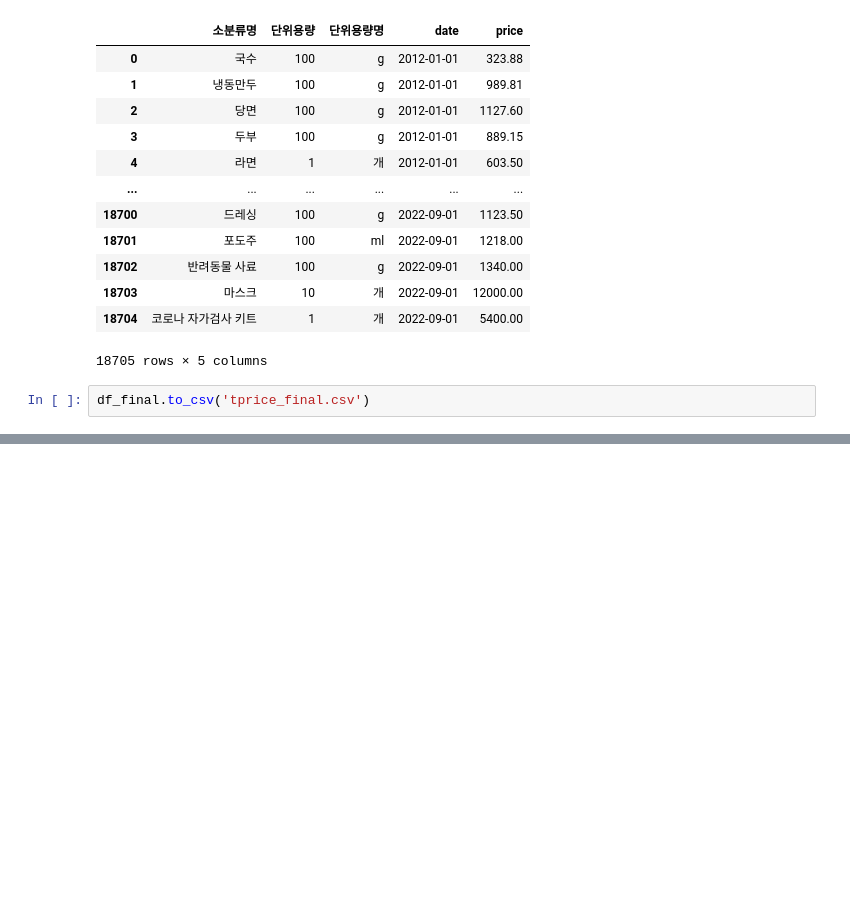
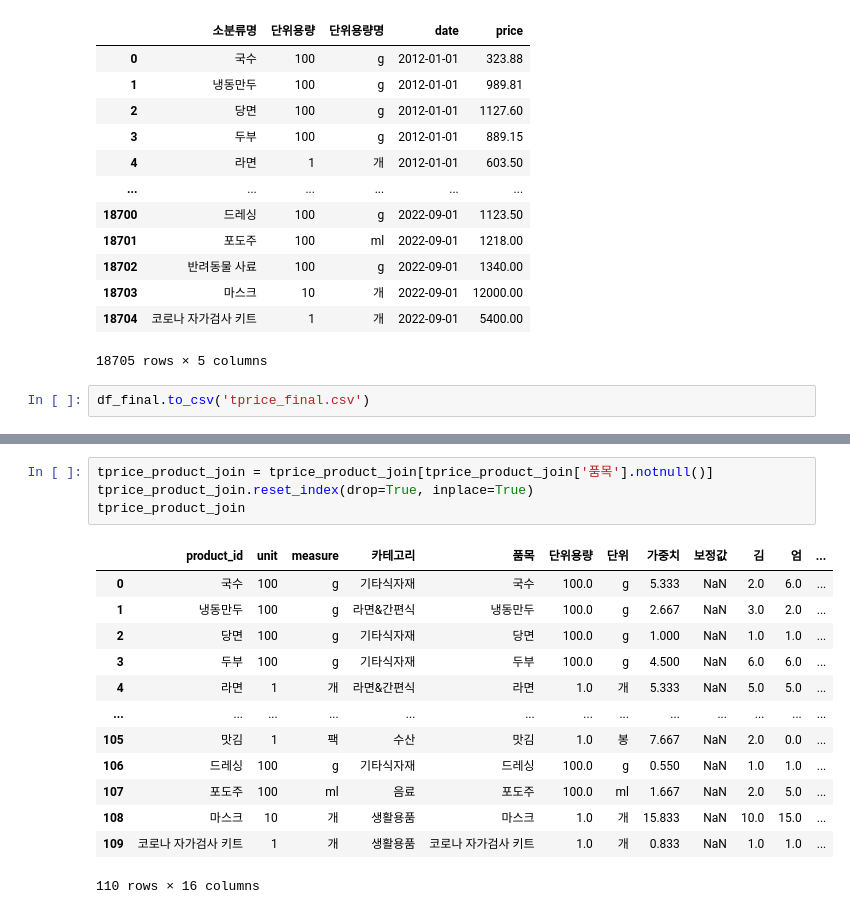
Before and after one commit to eomsteve/gmgm, a Jupyter notebook: data/tprice_month.ipynb, the cells around one changed output, grey strips where cells are left out. Saved outputs shown, nothing was run; the diff lists cells and outputs as text; blank space fills up the shorter version.

```diff
--- a/data/tprice_month.ipynb
+++ b/data/tprice_month.ipynb
@@ -738,0 +816,18 @@ df_final.to_csv('tprice_final.csv')
+# %%
+tprice_product_join = tprice_product_join[tprice_product_join['품목'].notnull()]
+tprice_product_join.reset_index(drop=True, inplace=True)
+tprice_product_join
+# %% [output]
+|  | product_id | unit | measure | 카테고리 | 품목 | 단위용량 | 단위 | 가중치 | 보정값 | 김 | 엄 | ... |
+| 0 | 국수 | 100 | g | 기타식자재 | 국수 | 100.0 | g | 5.333 | NaN | 2.0 | 6.0 | ... |
+| 1 | 냉동만두 | 100 | g | 라면&간편식 | 냉동만두 | 100.0 | g | 2.667 | NaN | 3.0 | 2.0 | ... |
+| 2 | 당면 | 100 | g | 기타식자재 | 당면 | 100.0 | g | 1.000 | NaN | 1.0 | 1.0 | ... |
+| 3 | 두부 | 100 | g | 기타식자재 | 두부 | 100.0 | g | 4.500 | NaN | 6.0 | 6.0 | ... |
+| 4 | 라면 | 1 | 개 | 라면&간편식 | 라면 | 1.0 | 개 | 5.333 | NaN | 5.0 | 5.0 | ... |
+| ... | ... | ... | ... | ... | ... | ... | ... | ... | ... | ... | ... | ... |
+| 105 | 맛김 | 1 | 팩 | 수산 | 맛김 | 1.0 | 봉 | 7.667 | NaN | 2.0 | 0.0 | ... |
+| 106 | 드레싱 | 100 | g | 기타식자재 | 드레싱 | 100.0 | g | 0.550 | NaN | 1.0 | 1.0 | ... |
+| 107 | 포도주 | 100 | ml | 음료 | 포도주 | 100.0 | ml | 1.667 | NaN | 2.0 | 5.0 | ... |
+| 108 | 마스크 | 10 | 개 | 생활용품 | 마스크 | 1.0 | 개 | 15.833 | NaN | 10.0 | 15.0 | ... |
+| 109 | 코로나 자가검사 키트 | 1 | 개 | 생활용품 | 코로나 자가검사 키트 | 1.0 | 개 | 0.833 | NaN | 1.0 | 1.0 | ... |
+110 rows × 16 columns
```
Also changed, not shown: parts of 32 cells of this notebook.
